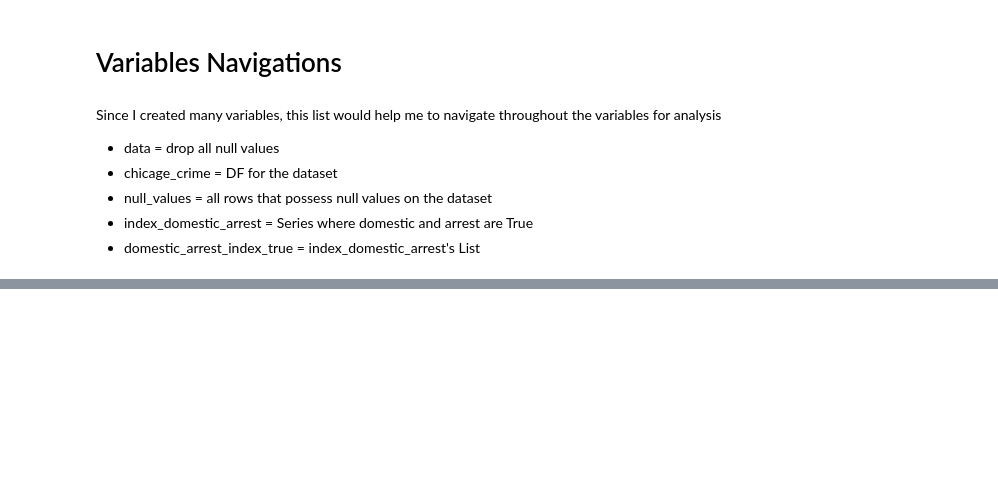
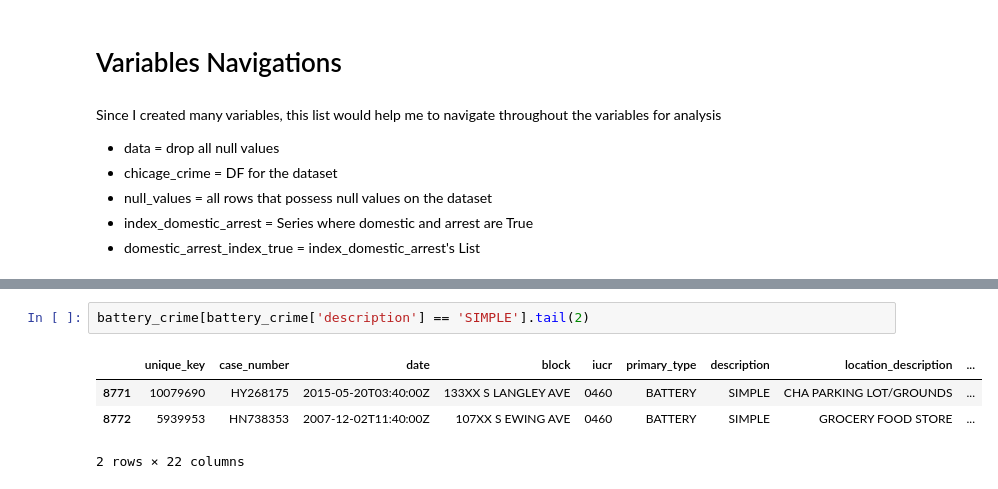
Before and after one commit to dwipaalfarisi/project-data-analysis, a Jupyter notebook: chicago_crime.ipynb, the cells around one changed output, grey strips where cells are left out. Saved outputs shown, nothing was run; the diff lists cells and outputs as text; blank space fills up the shorter version.

```diff
--- a/chicago_crime.ipynb
+++ b/chicago_crime.ipynb
@@ -361,0 +406,7 @@ Since I created many variables, this list would help me to navigate throughout t
+# %%
+battery_crime[battery_crime['description'] == 'SIMPLE'].tail(2)
+# %% [output]
+|  | unique_key | case_number | date | block | iucr | primary_type | description | location_description | ... |
+| 8771 | 10079690 | HY268175 | 2015-05-20T03:40:00Z | 133XX S LANGLEY AVE | 0460 | BATTERY | SIMPLE | CHA PARKING LOT/GROUNDS | ... |
+| 8772 | 5939953 | HN738353 | 2007-12-02T11:40:00Z | 107XX S EWING AVE | 0460 | BATTERY | SIMPLE | GROCERY FOOD STORE | ... |
+2 rows × 22 columns
```
Also changed, not shown: parts of 26 cells of this notebook.
